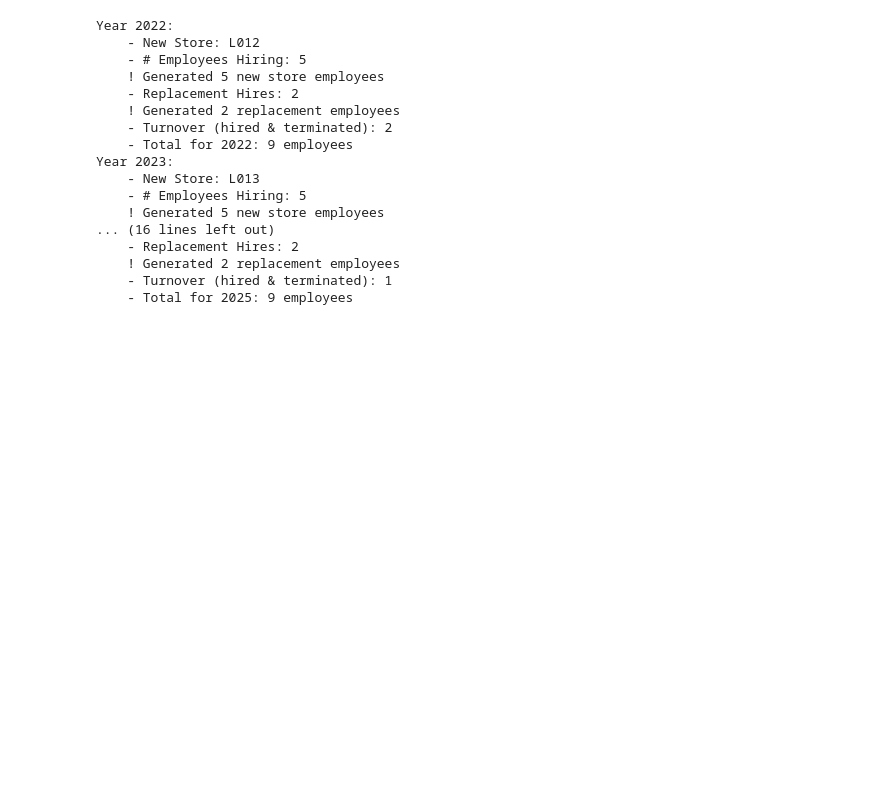
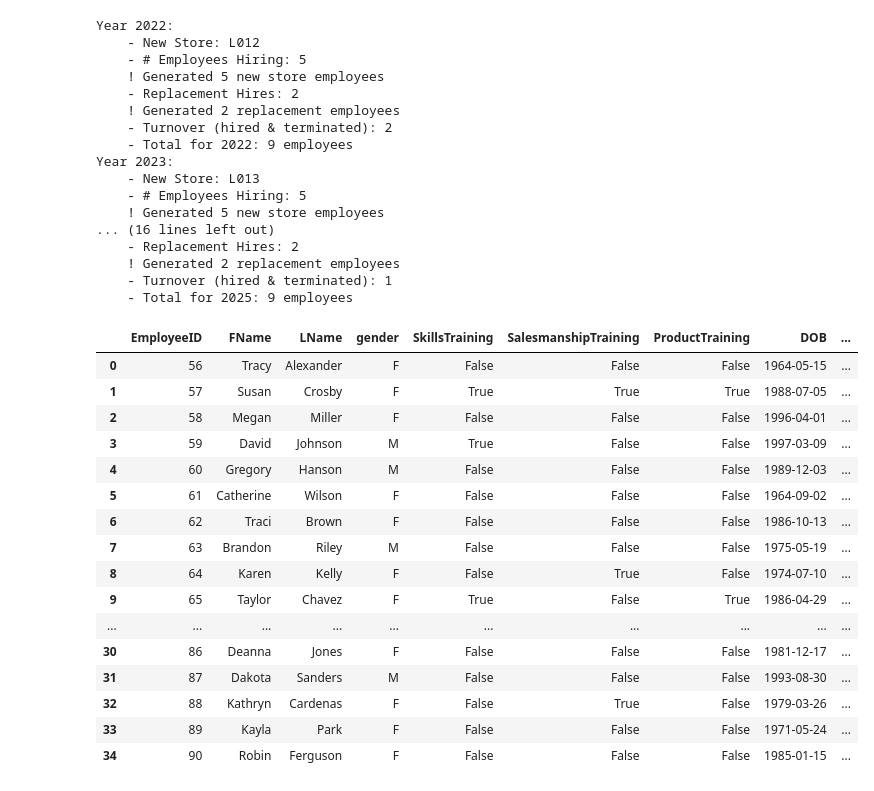
Before and after one commit to diwanashita/ace-bikes-data-transformation, a Jupyter notebook: data_extension.ipynb, the cells around one changed output. Saved outputs shown, nothing was run; the diff lists cells and outputs as text; code cells hidden in the pictures; blank space fills up the shorter version.

Commit message:
employees generated

```diff
--- a/data_extension.ipynb
+++ b/data_extension.ipynb
@@ -739,6 +739,9 @@ for year in [2022, 2023, 2024, 2025]:
     )
     year_employees.extend(turnover_emps)
 
+    # add all year's employees to master list
+    all_new_employees.extend(year_employees)
+
     print(f"    - Total for {year}: {len(year_employees)} employees")
 # %% [output]
 Year 2022:
@@ -758,3 +761,24 @@ Year 2023:
     ! Generated 2 replacement employees
     - Turnover (hired & terminated): 1
     - Total for 2025: 9 employees
+# %%
+new_employees_df = pd.DataFrame(all_new_employees)
+new_employees_df
+# %% [output]
+|  | EmployeeID | FName | LName | gender | SkillsTraining | SalesmanshipTraining | ProductTraining | DOB | ... |
+| 0 | 56 | Tracy | Alexander | F | False | False | False | 1964-05-15 | ... |
+| 1 | 57 | Susan | Crosby | F | True | True | True | 1988-07-05 | ... |
+| 2 | 58 | Megan | Miller | F | False | False | False | 1996-04-01 | ... |
+| 3 | 59 | David | Johnson | M | True | False | False | 1997-03-09 | ... |
+| 4 | 60 | Gregory | Hanson | M | False | False | False | 1989-12-03 | ... |
+| 5 | 61 | Catherine | Wilson | F | False | False | False | 1964-09-02 | ... |
+| 6 | 62 | Traci | Brown | F | False | False | False | 1986-10-13 | ... |
+| 7 | 63 | Brandon | Riley | M | False | False | False | 1975-05-19 | ... |
+| 8 | 64 | Karen | Kelly | F | False | True | False | 1974-07-10 | ... |
+| 9 | 65 | Taylor | Chavez | F | True | False | True | 1986-04-29 | ... |
+| ... | ... | ... | ... | ... | ... | ... | ... | ... | ... |
+| 30 | 86 | Deanna | Jones | F | False | False | False | 1981-12-17 | ... |
+| 31 | 87 | Dakota | Sanders | M | False | False | False | 1993-08-30 | ... |
+| 32 | 88 | Kathryn | Cardenas | F | False | True | False | 1979-03-26 | ... |
+| 33 | 89 | Kayla | Park | F | False | False | False | 1971-05-24 | ... |
+| 34 | 90 | Robin | Ferguson | F | False | False | False | 1985-01-15 | ... |
```
